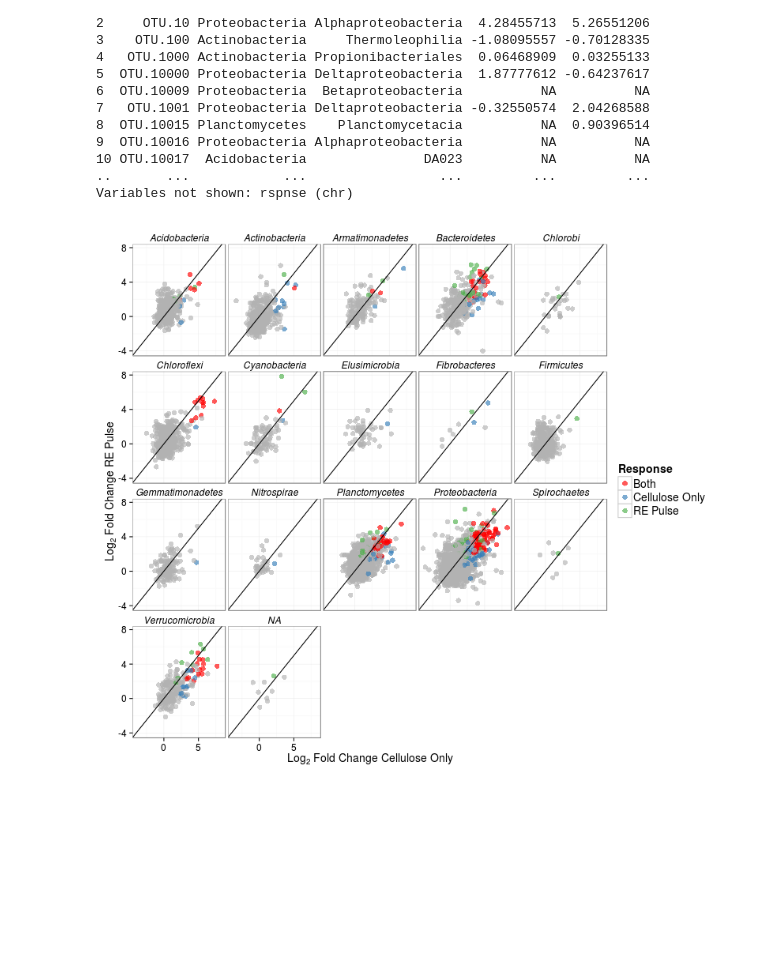
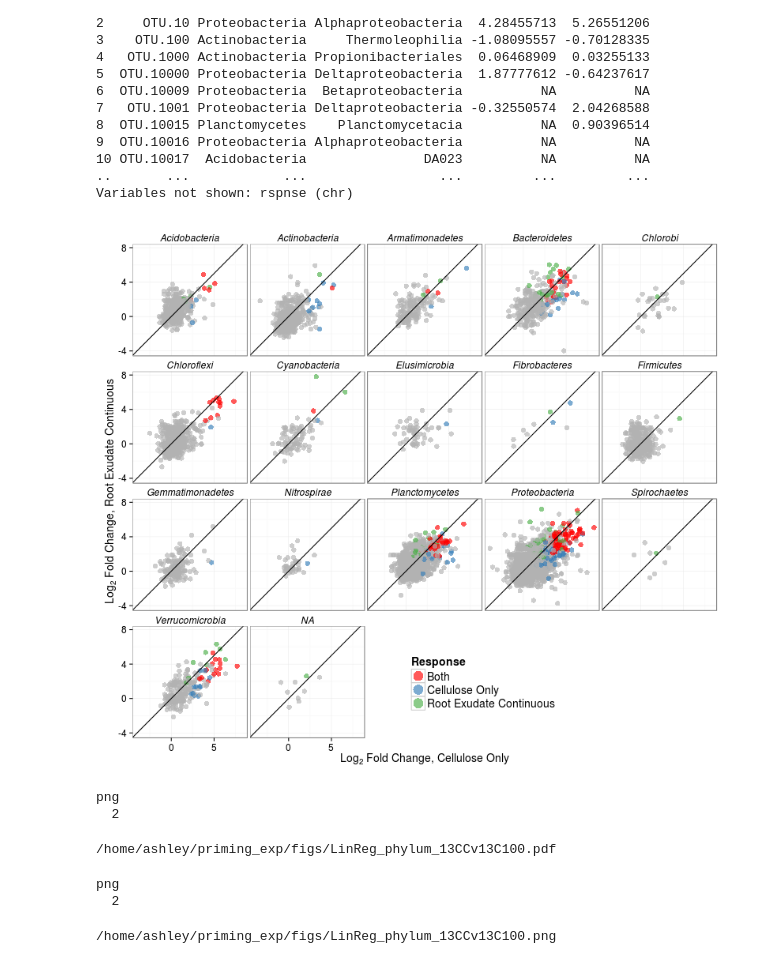
Before and after one commit to acampbellina/priming, a Jupyter notebook: LinReg_phylum.ipynb, the cells around one changed output. Drawn from its saved outputs; the diff is of its cells as text; code cells hidden in the pictures; blank space fills up the shorter version.

```diff
--- a/LinReg_phylum.ipynb
+++ b/LinReg_phylum.ipynb
@@ -141,7 +144,7 @@ df.rspndrs = read.csv("data/l2fc_table.csv") %>%
     spread(Treatment, minP)
 
 rspnse = function(x) {
-    ifelse(sum(x <= FDR, na.rm = TRUE) == 2, "Both", ifelse(!is.na(x[1]), "Cellulose Only", "RE Pulse"))
+    ifelse(sum(x <= FDR, na.rm = TRUE) == 2, "Both", ifelse(!is.na(x[1]), "Cellulose Only", "Root Exudate Continuous"))
 }
 
 df.rspndrs$rspnse = apply(df.rspndrs[,c("13CC", "13C100")], 1, rspnse)
@@ -201,34 +204,60 @@ Variables not shown: rspnse (chr)
 FDR = 0.10
 
 colours = c("red", "#377eb8", "#4daf4a")
 
 p = ggplot(df.100, aes(x = `13CC`, y = `13C100`, color = rspnse))
 
 #p = p + scale_color_manual(values = c("black", "red"))
 
 p = p + facet_wrap(~Rank2)
 
 p = p + geom_point(size = 3, alpha = 0.65)
 
 p = p + geom_abline(intercept = 0)
 
 p = p + scale_color_manual(values = colours, na.value = "grey70")
 
 p = p + theme_bw()
 
 p = p + labs(color = "Response")
 
-p = p + labs(y = expression(paste("", Log[2]," Fold Change"," RE Pulse",sep="")),
-             x = expression(paste("", Log[2]," Fold Change"," Cellulose Only",sep="")))
+p = p + labs(y = expression(paste("", Log[2]," Fold Change,"," Root Exudate Continuous",sep="")),
+             x = expression(paste("", Log[2]," Fold Change,"," Cellulose Only",sep="")))
 
 
 p = p + theme(strip.background = element_blank(),
               strip.text = element_text(size = 12, face = "italic"),
               axis.text = element_text(size = 12),
               axis.title = element_text(size = 14),
               legend.title = element_text(size = 14),
-              legend.text = element_text(size = 14))
+              legend.text = element_text(size = 14),
+              legend.position=c(0.6,0.11))
+p = p + guides(color = guide_legend(override.aes = list(size = 6)))
 
 p
 # %% [output]
-[figure, old version]
+[figure, new version]
+# %%
+%%R
+pdf("figs/LinReg_phylum_13CCv13C100.pdf", width = 9, height = 8)
+grid.arrange(p, ncol=1)
+dev.off()
+# %% [output]
+png
+  2
+# %%
+FileLink("figs/LinReg_phylum_13CCv13C100.pdf")
+# %% [output]
+/home/ashley/priming_exp/figs/LinReg_phylum_13CCv13C100.pdf
+# %%
+%%R
+png("figs/LinReg_phylum_13CCv13C100.png", width = 9, height = 8, units = "in", res = 600)
+grid.arrange(p, ncol = 1)
+dev.off()
+# %% [output]
+png
+  2
+# %%
+FileLink("figs/LinReg_phylum_13CCv13C100.png")
+# %% [output]
+/home/ashley/priming_exp/figs/LinReg_phylum_13CCv13C100.png
```
Also changed, not shown: parts of 11 cells of this notebook.
